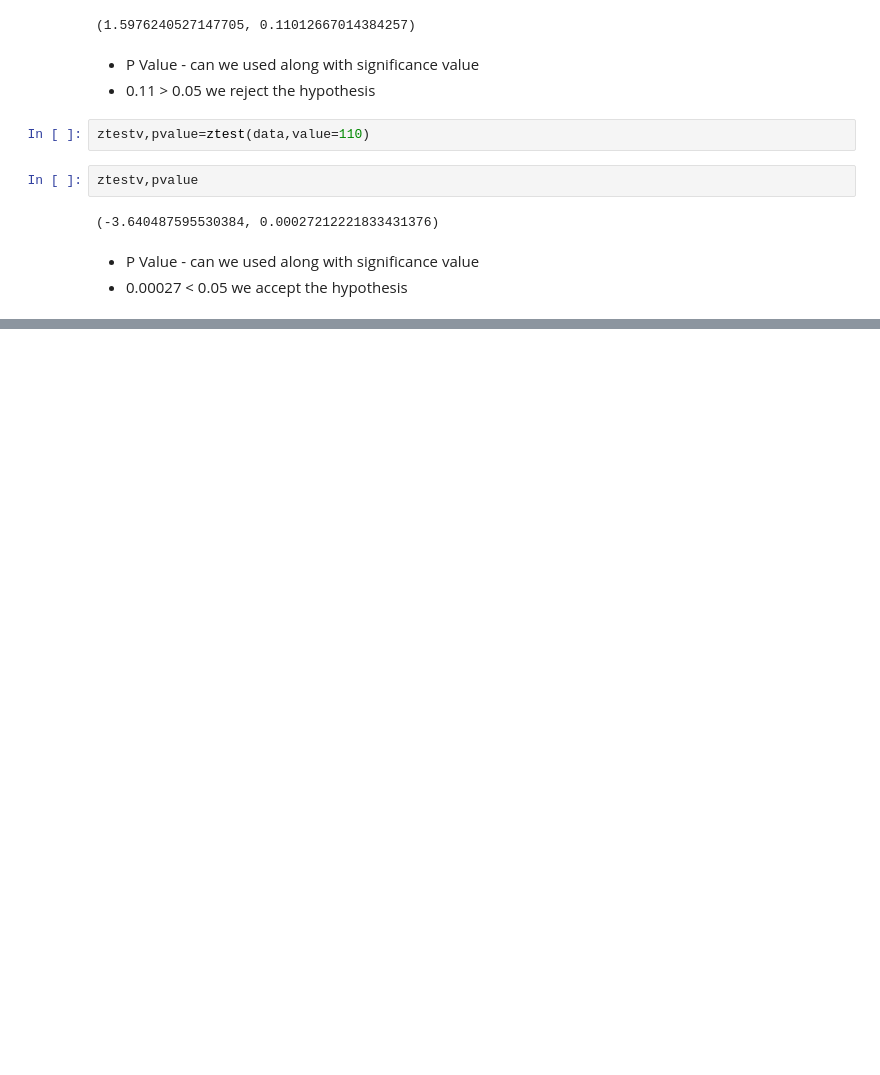
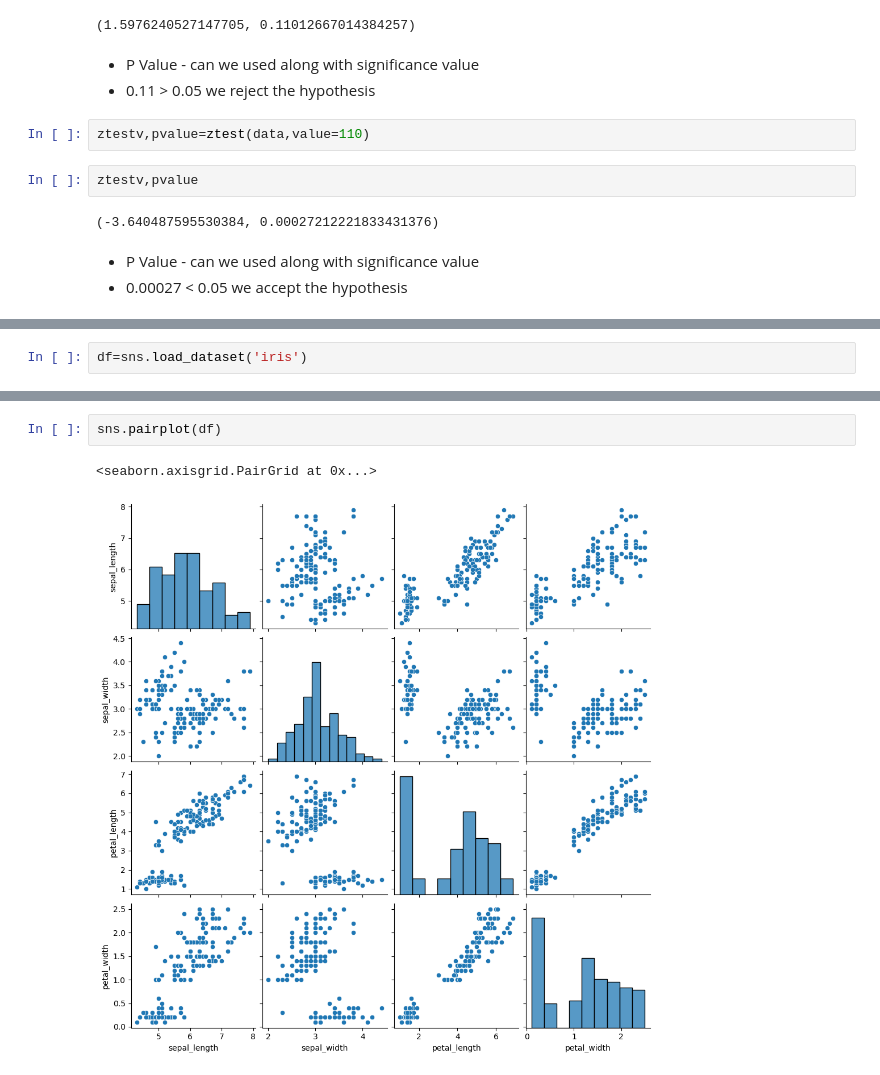
Before and after one commit to Immortal-Pi/IBMdatascience, a Jupyter notebook: Satistics Basics/Outliers.ipynb, the cells around one changed output, grey strips where cells are left out. Drawn from its saved outputs; the diff is of its cells as text; blank space fills up the shorter version.

```diff
--- a/Satistics Basics/Outliers.ipynb
+++ b/Satistics Basics/Outliers.ipynb
@@ -96,0 +155,2 @@ ztestv,pvalue
+# %%
+df=sns.load_dataset('iris')
@@ -96,0 +181,5 @@ ztestv,pvalue
+# %%
+sns.pairplot(df)
+# %% [output]
+<seaborn.axisgrid.PairGrid at 0x...>
+[figure, added]
```
Also changed, not shown: parts of 17 cells of this notebook.
